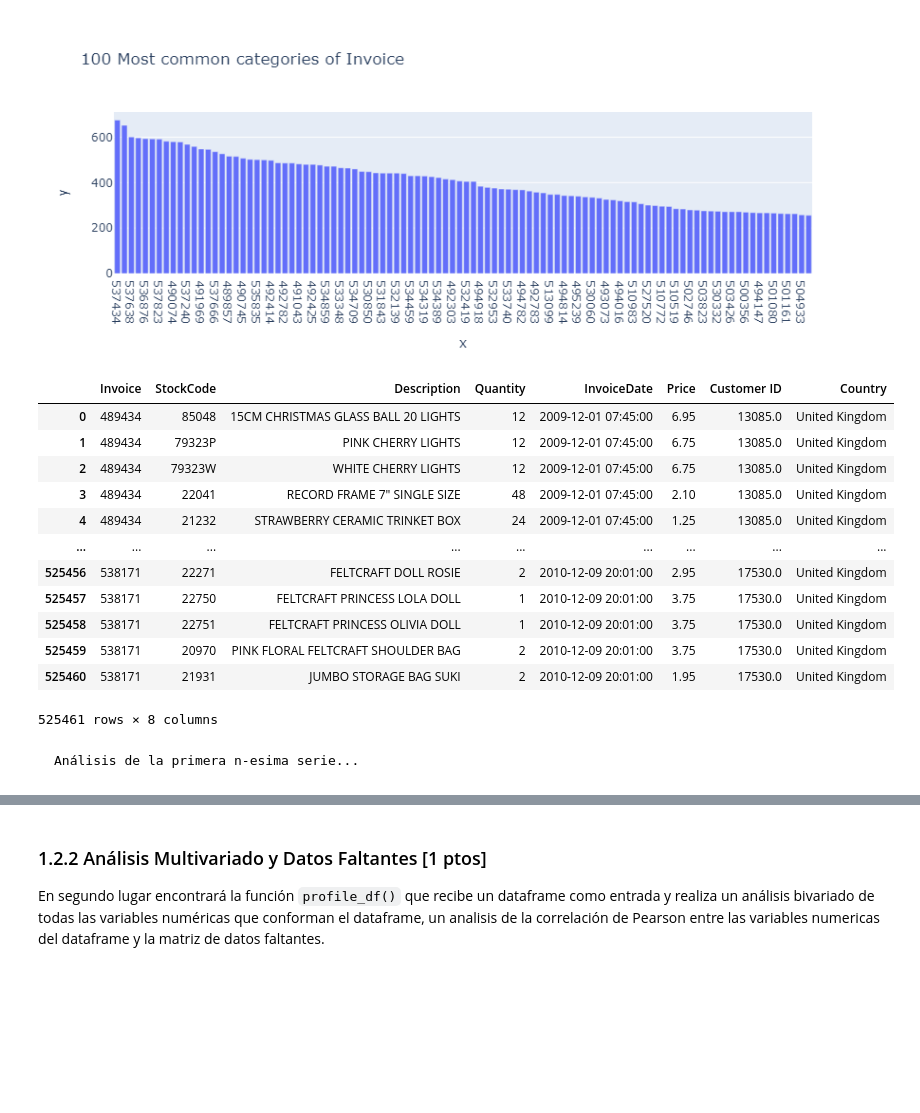
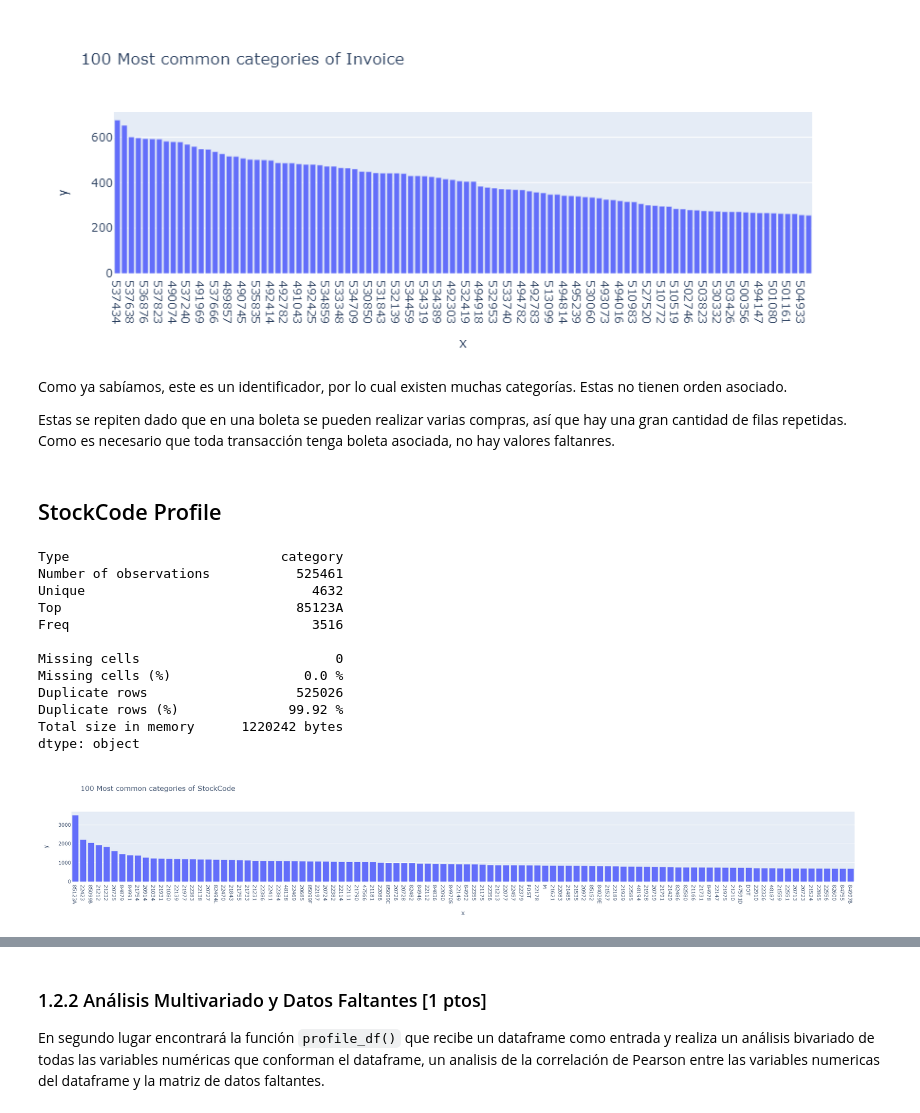
Before and after one commit to johnny-godoy/laboratorios-mds, a Jupyter notebook: lab 5/laboratorio_5.ipynb, the cells around one changed output, grey strips where cells are left out. Saved outputs shown, nothing was run; the diff lists cells and outputs as text; code cells hidden in the pictures; blank space fills up the shorter version.

```diff
--- a/lab 5/laboratorio_5.ipynb
+++ b/lab 5/laboratorio_5.ipynb
@@ -286,21 +266,24 @@ Duplicate rows (%)              98.48 %
 Total size in memory      2338386 bytes
 dtype: object
 [figure]
-# %%
-df_retail
-# %% [output]
-|  | Invoice | StockCode | Description | Quantity | InvoiceDate | Price | Customer ID | Country |
-| 0 | 489434 | 85048 | 15CM CHRISTMAS GLASS BALL 20 LIGHTS | 12 | 2009-12-01 07:45:00 | 6.95 | 13085.0 | United Kingdom |
-| 1 | 489434 | 79323P | PINK CHERRY LIGHTS | 12 | 2009-12-01 07:45:00 | 6.75 | 13085.0 | United Kingdom |
-| 2 | 489434 | 79323W | WHITE CHERRY LIGHTS | 12 | 2009-12-01 07:45:00 | 6.75 | 13085.0 | United Kingdom |
-| 3 | 489434 | 22041 | RECORD FRAME 7" SINGLE SIZE | 48 | 2009-12-01 07:45:00 | 2.10 | 13085.0 | United Kingdom |
-| 4 | 489434 | 21232 | STRAWBERRY CERAMIC TRINKET BOX | 24 | 2009-12-01 07:45:00 | 1.25 | 13085.0 | United Kingdom |
-| ... | ... | ... | ... | ... | ... | ... | ... | ... |
-| 525456 | 538171 | 22271 | FELTCRAFT DOLL ROSIE | 2 | 2010-12-09 20:01:00 | 2.95 | 17530.0 | United Kingdom |
-| 525457 | 538171 | 22750 | FELTCRAFT PRINCESS LOLA DOLL | 1 | 2010-12-09 20:01:00 | 3.75 | 17530.0 | United Kingdom |
-| 525458 | 538171 | 22751 | FELTCRAFT PRINCESS OLIVIA DOLL | 1 | 2010-12-09 20:01:00 | 3.75 | 17530.0 | United Kingdom |
-| 525459 | 538171 | 20970 | PINK FLORAL FELTCRAFT SHOULDER BAG | 2 | 2010-12-09 20:01:00 | 3.75 | 17530.0 | United Kingdom |
-| 525460 | 538171 | 21931 | JUMBO STORAGE BAG SUKI | 2 | 2010-12-09 20:01:00 | 1.95 | 17530.0 | United Kingdom |
-525461 rows × 8 columns
-# %% [markdown]
-    Análisis de la primera n-esima serie...
+# %% [markdown]
+Como ya sabíamos, este es un identificador, por lo cual existen muchas categorías. Estas no tienen orden asociado.
+
+Estas se repiten dado que en una boleta se pueden realizar varias compras, así que hay una gran cantidad de filas repetidas. Como es necesario que toda transacción tenga boleta asociada, no hay valores faltanres.
+# %%
+profile_serie(df_retail.StockCode)
+# %% [output]
+## StockCode Profile
+Type                           category
+Number of observations           525461
+Unique                             4632
+Top                              85123A
+Freq                               3516
+
+Missing cells                         0
+Missing cells (%)                 0.0 %
+Duplicate rows                   525026
+Duplicate rows (%)              99.92 %
+Total size in memory      1220242 bytes
+dtype: object
+[figure, added]
```
Also changed, not shown: parts of 32 cells of this notebook.
